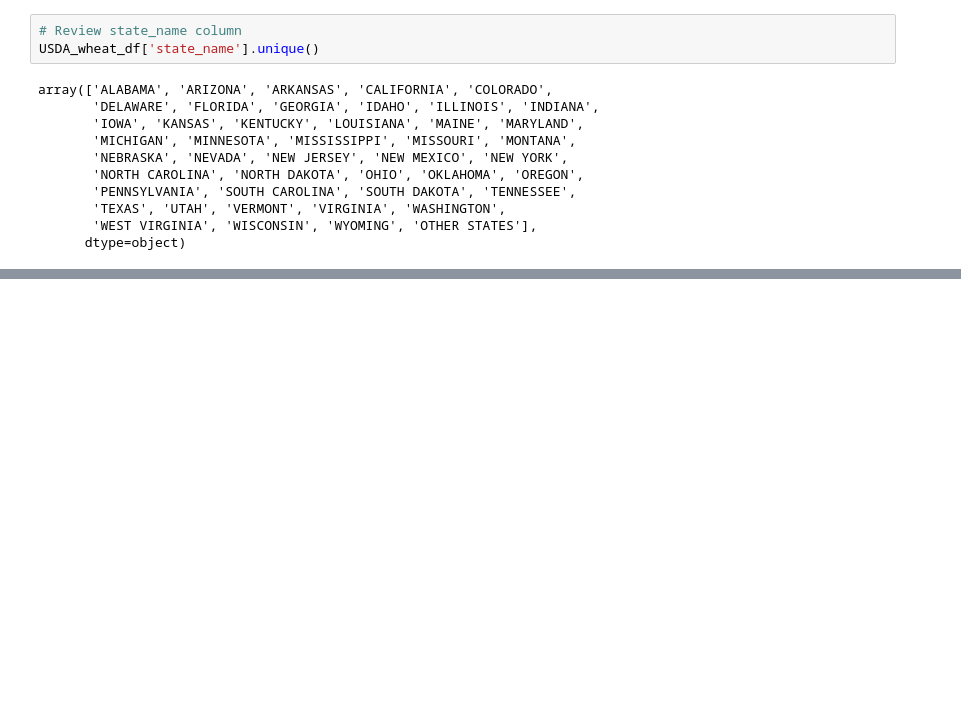
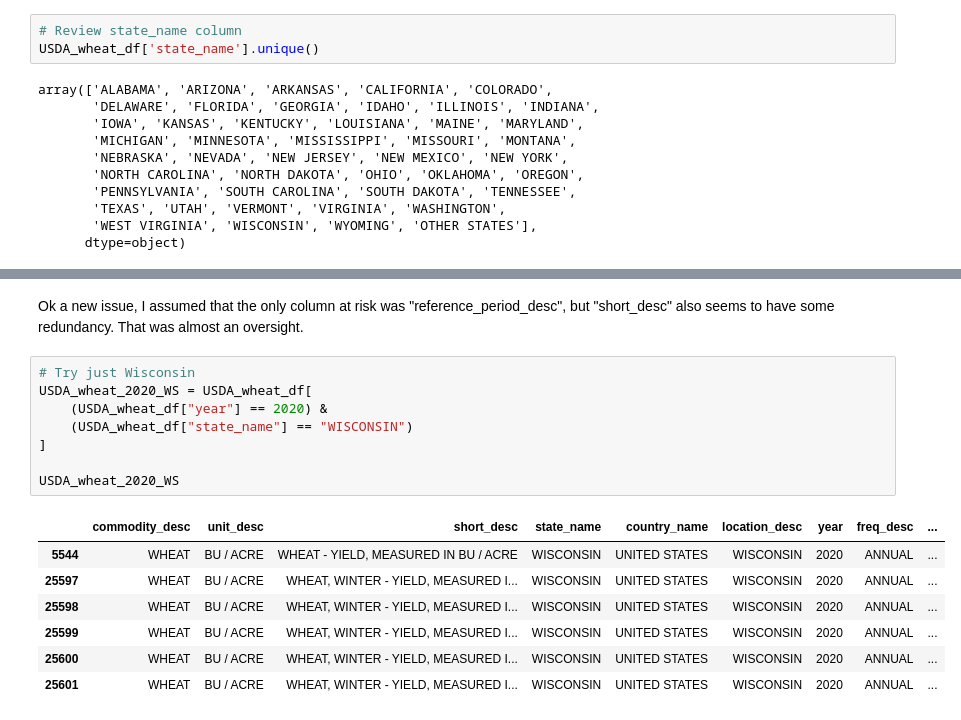
Before and after one commit to nickbartram/climate_agriculture_impact, a Jupyter notebook: crop_data.ipynb, the cells around one changed output, grey strips where cells are left out. Drawn from its saved outputs; the diff is of its cells as text; blank space fills up the shorter version.

```diff
--- a/crop_data.ipynb
+++ b/crop_data.ipynb
@@ -517,0 +536,18 @@ USDA_wheat_df.groupby(['year', 'state_name']).head()
+# %% [markdown]
+Ok a new issue, I assumed that the only column at risk was "reference_period_desc", but "short_desc" also seems to have some redundancy. That was almost an oversight.
+# %%
+# Try just Wisconsin
+USDA_wheat_2020_WS = USDA_wheat_df[
+    (USDA_wheat_df["year"] == 2020) &
+    (USDA_wheat_df["state_name"] == "WISCONSIN")
+]
+
+USDA_wheat_2020_WS
+# %% [output]
+|  | commodity_desc | unit_desc | short_desc | state_name | country_name | location_desc | year | freq_desc | ... |
+| 5544 | WHEAT | BU / ACRE | WHEAT - YIELD, MEASURED IN BU / ACRE | WISCONSIN | UNITED STATES | WISCONSIN | 2020 | ANNUAL | ... |
+| 25597 | WHEAT | BU / ACRE | WHEAT, WINTER - YIELD, MEASURED I... | WISCONSIN | UNITED STATES | WISCONSIN | 2020 | ANNUAL | ... |
+| 25598 | WHEAT | BU / ACRE | WHEAT, WINTER - YIELD, MEASURED I... | WISCONSIN | UNITED STATES | WISCONSIN | 2020 | ANNUAL | ... |
+| 25599 | WHEAT | BU / ACRE | WHEAT, WINTER - YIELD, MEASURED I... | WISCONSIN | UNITED STATES | WISCONSIN | 2020 | ANNUAL | ... |
+| 25600 | WHEAT | BU / ACRE | WHEAT, WINTER - YIELD, MEASURED I... | WISCONSIN | UNITED STATES | WISCONSIN | 2020 | ANNUAL | ... |
+| 25601 | WHEAT | BU / ACRE | WHEAT, WINTER - YIELD, MEASURED I... | WISCONSIN | UNITED STATES | WISCONSIN | 2020 | ANNUAL | ... |
```
Also changed, not shown: parts of 22 cells of this notebook.
